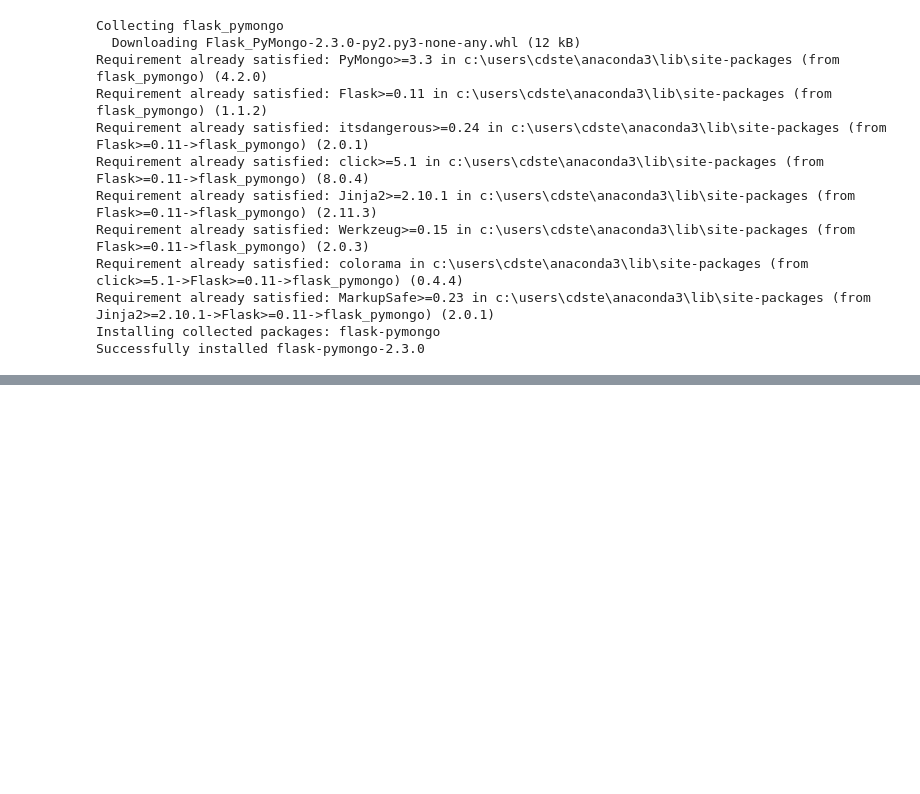
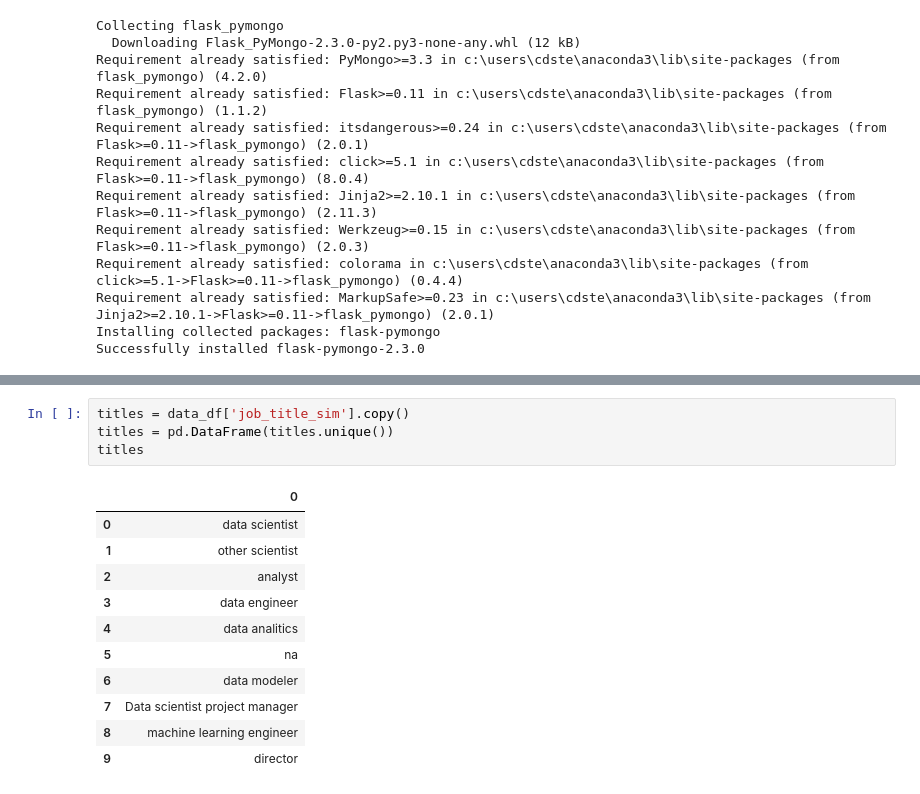
Before and after one commit to cdstecki/project-4, a Jupyter notebook: data_to_html.ipynb, the cells around one changed output, grey strips where cells are left out. Cells and saved outputs as stored; diff of their text form; blank space fills up the shorter version.

```diff
--- a/data_to_html.ipynb
+++ b/data_to_html.ipynb
@@ -86,0 +89,16 @@ Successfully installed flask-pymongo-2.3.0
+# %%
+titles = data_df['job_title_sim'].copy()
+titles = pd.DataFrame(titles.unique())
+titles
+# %% [output]
+|  | 0 |
+| 0 | data scientist |
+| 1 | other scientist |
+| 2 | analyst |
+| 3 | data engineer |
+| 4 | data analitics |
+| 5 | na |
+| 6 | data modeler |
+| 7 | Data scientist project manager |
+| 8 | machine learning engineer |
+| 9 | director |
```
Also changed, not shown: parts of 8 cells of this notebook, 8 other files.
